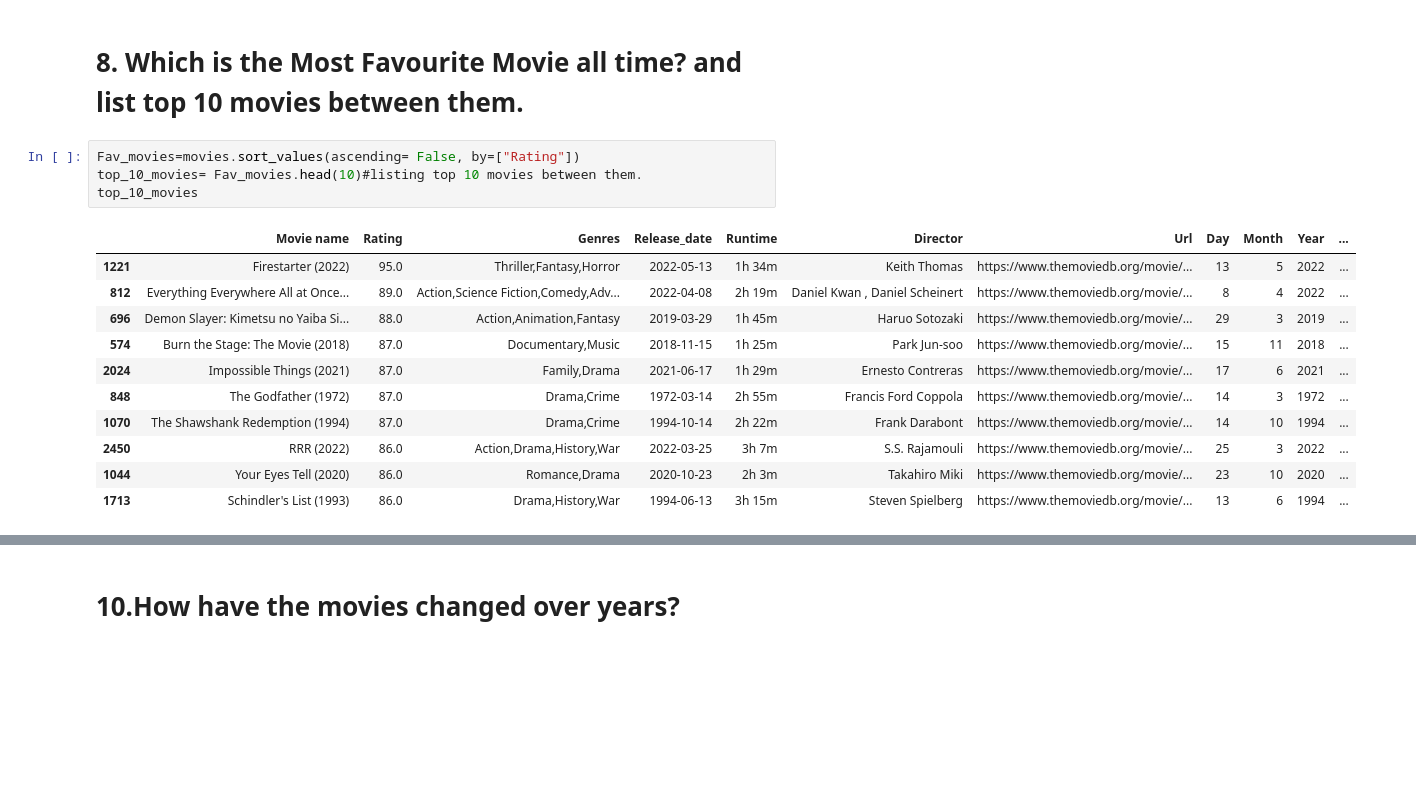
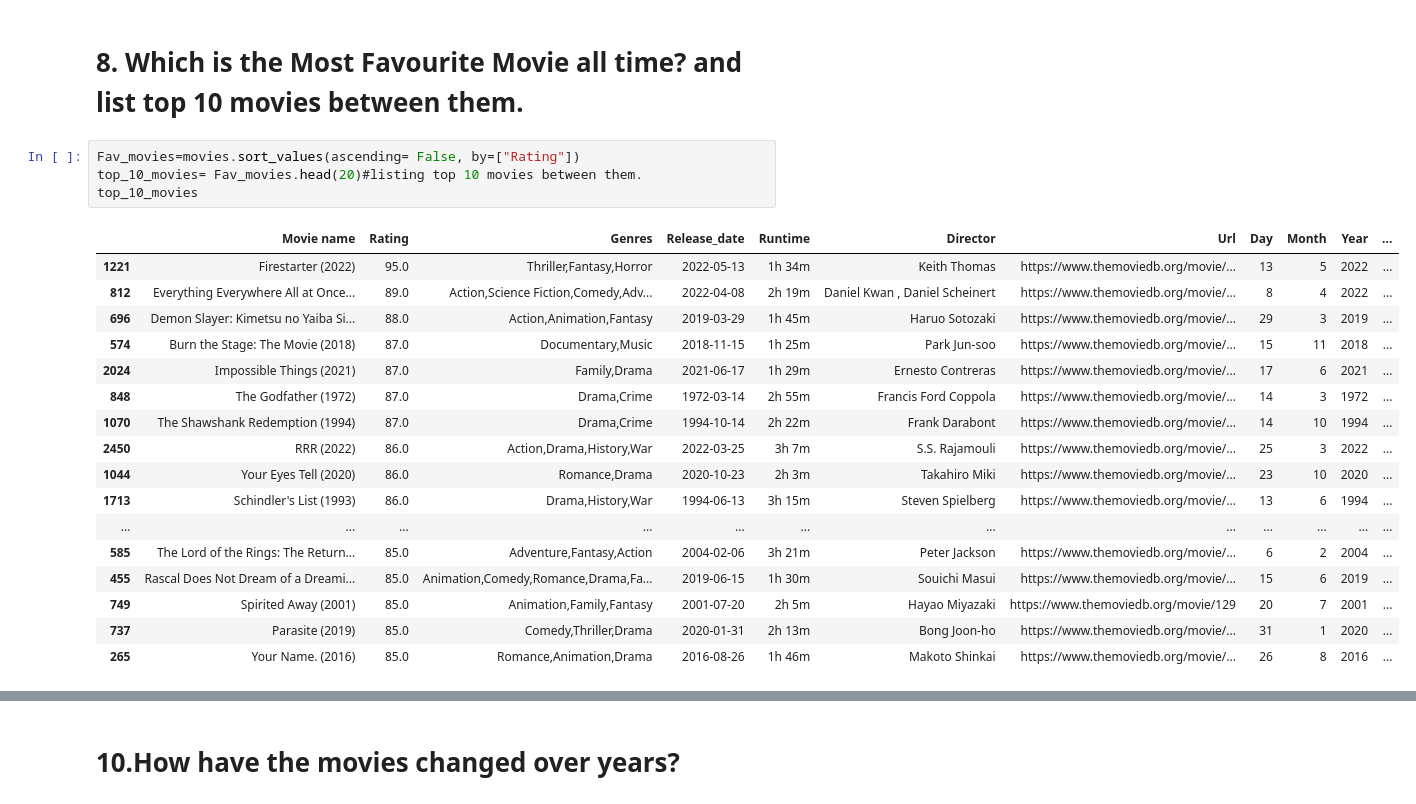
Before and after one commit to Prat33kShinde/Project---Webscrapping-themoviesdb.org-, a Jupyter notebook: Data Analysis.ipynb, the cells around one changed output, grey strips where cells are left out. Saved outputs shown, nothing was run; the diff lists cells and outputs as text; blank space fills up the shorter version.

```diff
--- a/Data Analysis.ipynb
+++ b/Data Analysis.ipynb
@@ -521,19 +561,25 @@ Observing this plot , we can clearly say that day 2, 5, 15 and 20 has most chanc
 # 8. Which is the Most Favourite Movie all time? and list top 10 movies between them.
 # %%
 Fav_movies=movies.sort_values(ascending= False, by=["Rating"])
-top_10_movies= Fav_movies.head(10)#listing top 10 movies between them.
+top_10_movies= Fav_movies.head(20)#listing top 10 movies between them.
 top_10_movies
 # %% [output]
 |  | Movie name | Rating | Genres | Release_date | Runtime | Director | Url | Day | Month | Year | ... |
 | 1221 | Firestarter (2022) | 95.0 | Thriller,Fantasy,Horror | 2022-05-13 | 1h 34m | Keith Thomas | https://www.themoviedb.org/movie/... | 13 | 5 | 2022 | ... |
 | 812 | Everything Everywhere All at Once... | 89.0 | Action,Science Fiction,Comedy,Adv... | 2022-04-08 | 2h 19m | Daniel Kwan , Daniel Scheinert | https://www.themoviedb.org/movie/... | 8 | 4 | 2022 | ... |
 | 696 | Demon Slayer: Kimetsu no Yaiba Si... | 88.0 | Action,Animation,Fantasy | 2019-03-29 | 1h 45m | Haruo Sotozaki | https://www.themoviedb.org/movie/... | 29 | 3 | 2019 | ... |
 | 574 | Burn the Stage: The Movie (2018) | 87.0 | Documentary,Music | 2018-11-15 | 1h 25m | Park Jun-soo | https://www.themoviedb.org/movie/... | 15 | 11 | 2018 | ... |
 | 2024 | Impossible Things (2021) | 87.0 | Family,Drama | 2021-06-17 | 1h 29m | Ernesto Contreras | https://www.themoviedb.org/movie/... | 17 | 6 | 2021 | ... |
 | 848 | The Godfather (1972) | 87.0 | Drama,Crime | 1972-03-14 | 2h 55m | Francis Ford Coppola | https://www.themoviedb.org/movie/... | 14 | 3 | 1972 | ... |
 | 1070 | The Shawshank Redemption (1994) | 87.0 | Drama,Crime | 1994-10-14 | 2h 22m | Frank Darabont | https://www.themoviedb.org/movie/... | 14 | 10 | 1994 | ... |
 | 2450 | RRR (2022) | 86.0 | Action,Drama,History,War | 2022-03-25 | 3h 7m | S.S. Rajamouli | https://www.themoviedb.org/movie/... | 25 | 3 | 2022 | ... |
 | 1044 | Your Eyes Tell (2020) | 86.0 | Romance,Drama | 2020-10-23 | 2h 3m | Takahiro Miki | https://www.themoviedb.org/movie/... | 23 | 10 | 2020 | ... |
 | 1713 | Schindler's List (1993) | 86.0 | Drama,History,War | 1994-06-13 | 3h 15m | Steven Spielberg | https://www.themoviedb.org/movie/... | 13 | 6 | 1994 | ... |
+| ... | ... | ... | ... | ... | ... | ... | ... | ... | ... | ... | ... |
+| 585 | The Lord of the Rings: The Return... | 85.0 | Adventure,Fantasy,Action | 2004-02-06 | 3h 21m | Peter Jackson | https://www.themoviedb.org/movie/... | 6 | 2 | 2004 | ... |
+| 455 | Rascal Does Not Dream of a Dreami... | 85.0 | Animation,Comedy,Romance,Drama,Fa... | 2019-06-15 | 1h 30m | Souichi Masui | https://www.themoviedb.org/movie/... | 15 | 6 | 2019 | ... |
+| 749 | Spirited Away (2001) | 85.0 | Animation,Family,Fantasy | 2001-07-20 | 2h 5m | Hayao Miyazaki | https://www.themoviedb.org/movie/129 | 20 | 7 | 2001 | ... |
+| 737 | Parasite (2019) | 85.0 | Comedy,Thriller,Drama | 2020-01-31 | 2h 13m | Bong Joon-ho | https://www.themoviedb.org/movie/... | 31 | 1 | 2020 | ... |
+| 265 | Your Name. (2016) | 85.0 | Romance,Animation,Drama | 2016-08-26 | 1h 46m | Makoto Shinkai | https://www.themoviedb.org/movie/... | 26 | 8 | 2016 | ... |
 # %%
 fig = plt.figure(figsize=(15,7))
```
Also changed, not shown: parts of 47 cells of this notebook.
